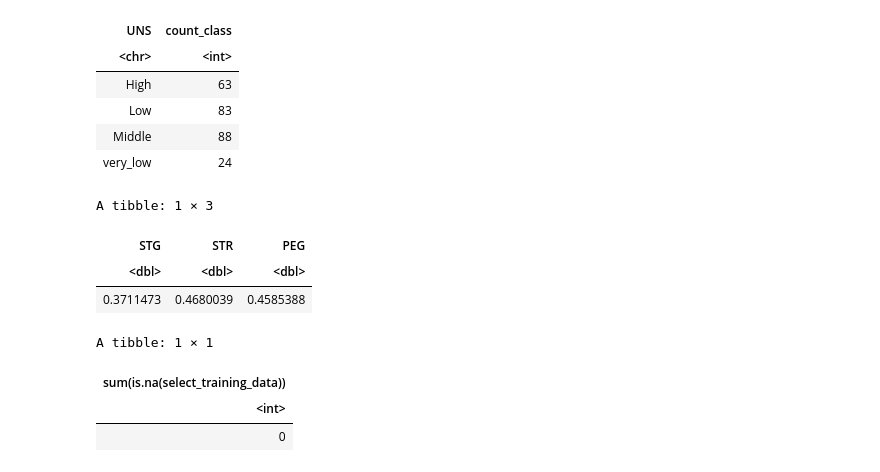
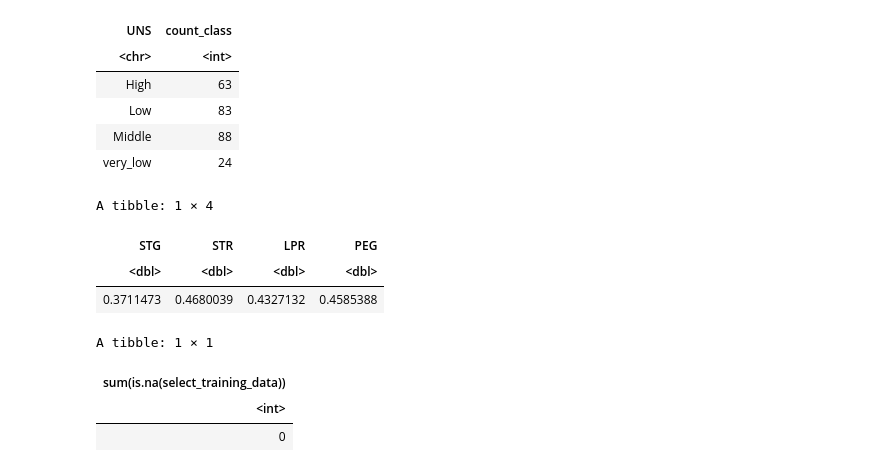
Before and after one commit to thisisyifulin/group_contract, a Jupyter notebook: project_proposal.ipynb, the cells around one changed output. Drawn from its saved outputs; the diff is of its cells as text; code cells hidden in the pictures.

```diff
--- a/project_proposal.ipynb
+++ b/project_proposal.ipynb
@@ -91,21 +91,21 @@ A tibble: 4 × 2
 # %%
 #finds the mean of predictors
 
 select_training_data <- training_data |>
-select(STG, STR, PEG, UNS) # selecting the variables
+select(STG, STR, LPR, PEG, UNS) # selecting the variables
 
 
 predictor_means <- select_training_data |>
                    summarize(across(STG:PEG, mean, na.rm = TRUE))
 
 predictor_means
 
 summarize(select_training_data, sum(is.na(select_training_data)))
 # %% [output]
-A tibble: 1 × 3
+A tibble: 1 × 4
-| STG | STR | PEG |
-| <dbl> | <dbl> | <dbl> |
-| 0.3711473 | 0.4680039 | 0.4585388 |
+| STG | STR | LPR | PEG |
+| <dbl> | <dbl> | <dbl> | <dbl> |
+| 0.3711473 | 0.4680039 | 0.4327132 | 0.4585388 |
 A tibble: 1 × 1
 | sum(is.na(select_training_data)) |
 | <int> |
```
Also changed, not shown: parts of 1 cell of this notebook.
